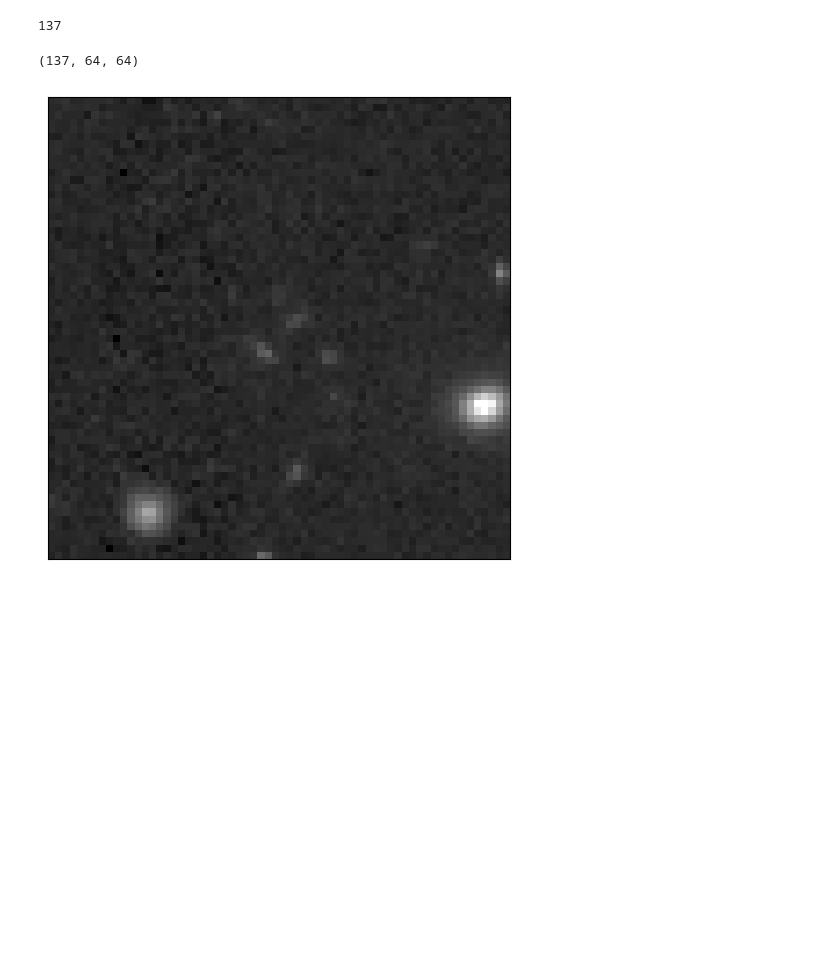
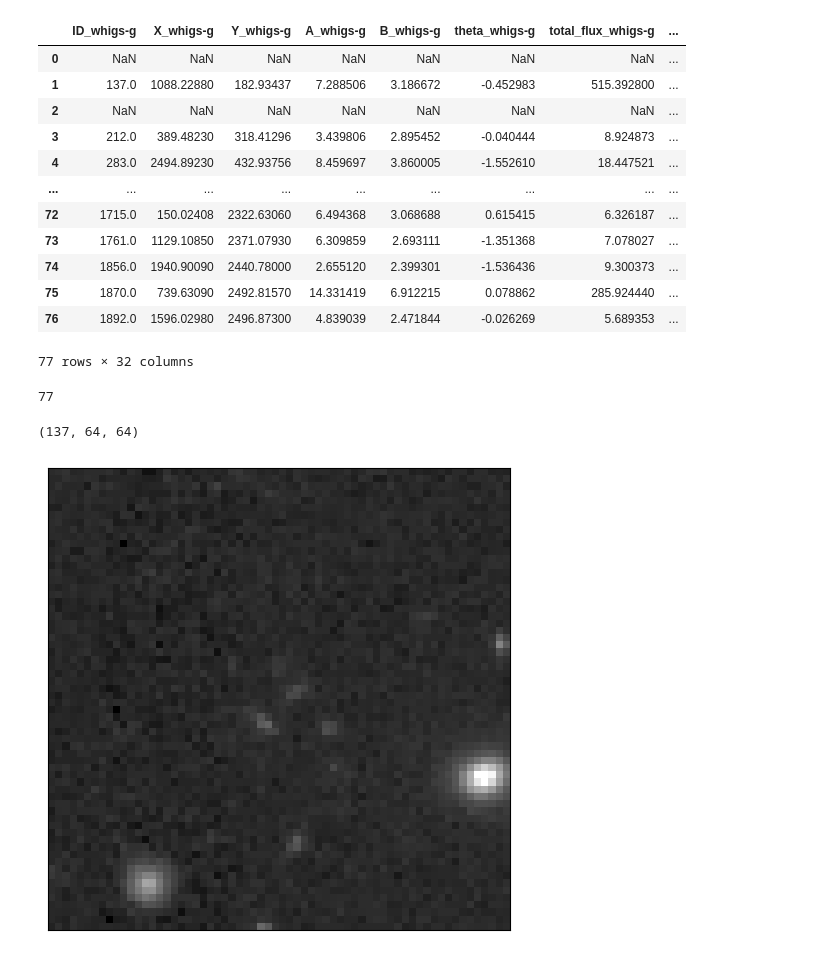
Before and after one commit to heesters-nick/DwarForge, a Jupyter notebook: notebooks/data_accretion.ipynb, the cells around one changed output. Saved outputs shown, nothing was run; the diff lists cells and outputs as text; code cells hidden in the pictures; blank space fills up the shorter version.

```diff
--- a/notebooks/data_accretion.ipynb
+++ b/notebooks/data_accretion.ipynb
@@ -46,9 +58,60 @@ detections = pd.read_parquet(det_path)
+# %%
+detections[
+    [
+        'ID_whigs-g',
+        'X_whigs-g',
+        'Y_whigs-g',
+        'A_whigs-g',
+        'B_whigs-g',
+        'theta_whigs-g',
+        'total_flux_whigs-g',
+        'mu_max_whigs-g',
+        'mu_median_whigs-g',
+        'mu_mean_whigs-g',
+        'R_fwhm_whigs-g',
+        'R_e_whigs-g',
+        'R10_whigs-g',
+        'R25_whigs-g',
+        'R75_whigs-g',
+        'R90_whigs-g',
+        'R100_whigs-g',
+        'n_pix_whigs-g',
+        'ra_whigs-g',
+        'dec_whigs-g',
+        're_arcsec_whigs-g',
+        'r_fwhm_arcsec_whigs-g',
+        'r_10_arcsec_whigs-g',
+        'r_25_arcsec_whigs-g',
+        'r_75_arcsec_whigs-g',
+        'r_90_arcsec_whigs-g',
+        'r_100_arcsec_whigs-g',
+        'A_arcsec_whigs-g',
+        'B_arcsec_whigs-g',
+        'axis_ratio_whigs-g',
+        'mag_whigs-g',
+        'mu_whigs-g',
+    ]
+]
+# %% [output]
+|  | ID_whigs-g | X_whigs-g | Y_whigs-g | A_whigs-g | B_whigs-g | theta_whigs-g | total_flux_whigs-g | ... |
+| 0 | NaN | NaN | NaN | NaN | NaN | NaN | NaN | ... |
+| 1 | 137.0 | 1088.22880 | 182.93437 | 7.288506 | 3.186672 | -0.452983 | 515.392800 | ... |
+| 2 | NaN | NaN | NaN | NaN | NaN | NaN | NaN | ... |
+| 3 | 212.0 | 389.48230 | 318.41296 | 3.439806 | 2.895452 | -0.040444 | 8.924873 | ... |
+| 4 | 283.0 | 2494.89230 | 432.93756 | 8.459697 | 3.860005 | -1.552610 | 18.447521 | ... |
+| ... | ... | ... | ... | ... | ... | ... | ... | ... |
+| 72 | 1715.0 | 150.02408 | 2322.63060 | 6.494368 | 3.068688 | 0.615415 | 6.326187 | ... |
+| 73 | 1761.0 | 1129.10850 | 2371.07930 | 6.309859 | 2.693111 | -1.351368 | 7.078027 | ... |
+| 74 | 1856.0 | 1940.90090 | 2440.78000 | 2.655120 | 2.399301 | -1.536436 | 9.300373 | ... |
+| 75 | 1870.0 | 739.63090 | 2492.81570 | 14.331419 | 6.912215 | 0.078862 | 285.924440 | ... |
+| 76 | 1892.0 | 1596.02980 | 2496.87300 | 4.839039 | 2.471844 | -0.026269 | 5.689353 | ... |
+77 rows × 32 columns
 # %%
 cutouts = read_h5(h5_path)
 # %%
-len(detections)
+len(cutouts['images'])
 # %% [output]
-137
+77
 # %%
 cutouts['images'].shape
 # %% [output]
```
Also changed, not shown: parts of 5 cells of this notebook, 10 other files.
